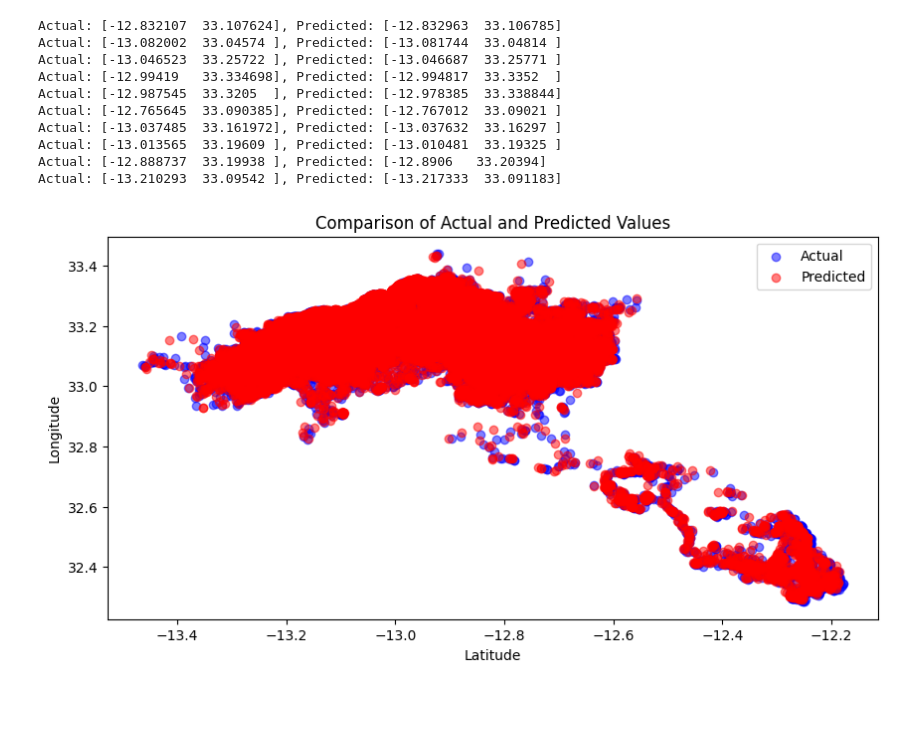
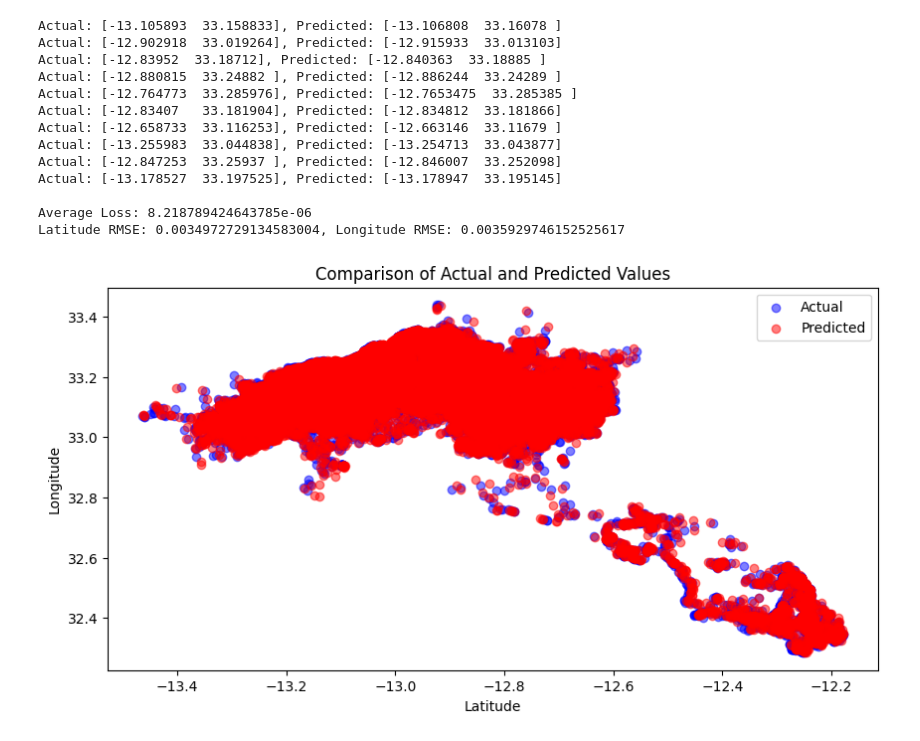
Before and after one commit to indhu68/Intro_to_DL_Project, a Jupyter notebook: RTML_Main.ipynb, the cells around one changed output. Cells and saved outputs as stored; diff of their text form; code cells hidden in the pictures; blank space fills up the shorter version.

```diff
--- a/RTML_Main.ipynb
+++ b/RTML_Main.ipynb
@@ -124,2 +168,8 @@ Epoch 10, Loss: 1.2439723759068484e-05
+# %%
+# Load Model Function
+def load_model(model, load_path='model.pth'):
+    model.load_state_dict(torch.load(load_path))
+    model.to('cuda')
+    return model
 # %%
 import torch
@@ -243,65 +352,76 @@ Epoch 10, Loss: 9.936153184118159e-06
 # %%
 import torch
+from torch.utils.data import DataLoader, TensorDataset
 import matplotlib.pyplot as plt
 import numpy as np
 
-def evaluate_and_plot(model, dataloader, criterion, scaler):
+# Function to evaluate the model, print actual vs predicted values, and plot them
+def evaluate(model, dataloader, criterion, scaler):
     model.eval()
     total_loss = 0
     actuals_list = []
     predicteds_list = []
+    lat_rmse = []
+    lon_rmse = []
     sample_count = 0
-
-    min_lat_lon = scaler.data_min_[:2]  # Assuming these are lat and lon
-    range_lat_lon = scaler.data_range_[:2]  # Assuming these are lat and lon ranges
 
     with torch.no_grad():
         for X_batch, y_batch in dataloader:
-            X_batch = X_batch.to('cuda')
-            y_batch = y_batch.to('cuda')
+            X_batch, y_batch = X_batch.to('cuda'), y_batch.to('cuda')
             predictions = model(X_batch)
             loss = criterion(predictions, y_batch)
             total_loss += loss.item()
 
+            # Scale back to original range
             actuals = y_batch.cpu().numpy()
             predicteds = predictions.cpu().numpy()
-
-            # Apply inverse scaling to latitude and longitude
+            min_lat_lon = scaler.data_min_[:2]
+            range_lat_lon = scaler.data_range_[:2]
             actuals[:, 0:2] = actuals[:, 0:2] * range_lat_lon + min_lat_lon
             predicteds[:, 0:2] = predicteds[:, 0:2] * range_lat_lon + min_lat_lon
 
             for actual, predicted in zip(actuals, predicteds):
                 actuals_list.append(actual[:2])
                 predicteds_list.append(predicted[:2])
+                lat_rmse.append((actual[0] - predicted[0])**2)
+                lon_rmse.append((actual[1] - predicted[1])**2)
                 if sample_count < 10:
                     print(f'Actual: {actual[:2]}, Predicted: {predicted[:2]}')
                     sample_count += 1
 
-    # Plotting
+    lat_rmse = np.sqrt(np.mean(lat_rmse))
+    lon_rmse = np.sqrt(np.mean(lon_rmse))
+
+    print(f'\nAverage Loss: {total_loss / len(dataloader)}')
+    print(f'Latitude RMSE: {lat_rmse}, Longitude RMSE: {lon_rmse}')
+
+    # Plotting Actual vs Predicted
     actuals_array = np.array(actuals_list)
     predicteds_array = np.array(predicteds_list)
     plt.figure(figsize=(10, 5))
     plt.scatter(actuals_array[:, 0], actuals_array[:, 1], c='blue', label='Actual', alpha=0.5)
     plt.scatter(predicteds_array[:, 0], predicteds_array[:, 1], c='red', label='Predicted', alpha=0.5)
     plt.xlabel('Latitude')
     plt.ylabel('Longitude')
     plt.title('Comparison of Actual and Predicted Values')
     plt.legend()
     plt.show()
 
-    print(f'\nAverage Loss: {total_loss / len(dataloader)}')
-
-# Assuming you have already defined 'model', 'test_loader', 'criterion', and 'scaler':
-evaluate_and_plot(model, test_loader, criterion, scaler)
+# Assuming 'model', 'test_loader', 'criterion', and 'scaler' are defined
+model = load_model(model)  # Make sure the model is loaded before calling evaluate
+evaluate(model, test_loader, criterion, scaler)
 # %% [output]
-Actual: [-12.832107  33.107624], Predicted: [-12.832963  33.106785]
-Actual: [-13.082002  33.04574 ], Predicted: [-13.081744  33.04814 ]
-Actual: [-13.046523  33.25722 ], Predicted: [-13.046687  33.25771 ]
-Actual: [-12.99419   33.334698], Predicted: [-12.994817  33.3352  ]
-Actual: [-12.987545  33.3205  ], Predicted: [-12.978385  33.338844]
-Actual: [-12.765645  33.090385], Predicted: [-12.767012  33.09021 ]
-Actual: [-13.037485  33.161972], Predicted: [-13.037632  33.16297 ]
-Actual: [-13.013565  33.19609 ], Predicted: [-13.010481  33.19325 ]
-Actual: [-12.888737  33.19938 ], Predicted: [-12.8906   33.20394]
-Actual: [-13.210293  33.09542 ], Predicted: [-13.217333  33.091183]
+Actual: [-13.105893  33.158833], Predicted: [-13.106808  33.16078 ]
+Actual: [-12.902918  33.019264], Predicted: [-12.915933  33.013103]
+Actual: [-12.83952  33.18712], Predicted: [-12.840363  33.18885 ]
+Actual: [-12.880815  33.24882 ], Predicted: [-12.886244  33.24289 ]
+Actual: [-12.764773  33.285976], Predicted: [-12.7653475  33.285385 ]
+Actual: [-12.83407   33.181904], Predicted: [-12.834812  33.181866]
+Actual: [-12.658733  33.116253], Predicted: [-12.663146  33.11679 ]
+Actual: [-13.255983  33.044838], Predicted: [-13.254713  33.043877]
+Actual: [-12.847253  33.25937 ], Predicted: [-12.846007  33.252098]
+Actual: [-13.178527  33.197525], Predicted: [-13.178947  33.195145]
+
+Average Loss: 8.218789424643785e-06
+Latitude RMSE: 0.0034972729134583004, Longitude RMSE: 0.0035929746152525617
-[figure, old version]
+[figure, new version]
```
Also changed, not shown: parts of 12 cells of this notebook.
